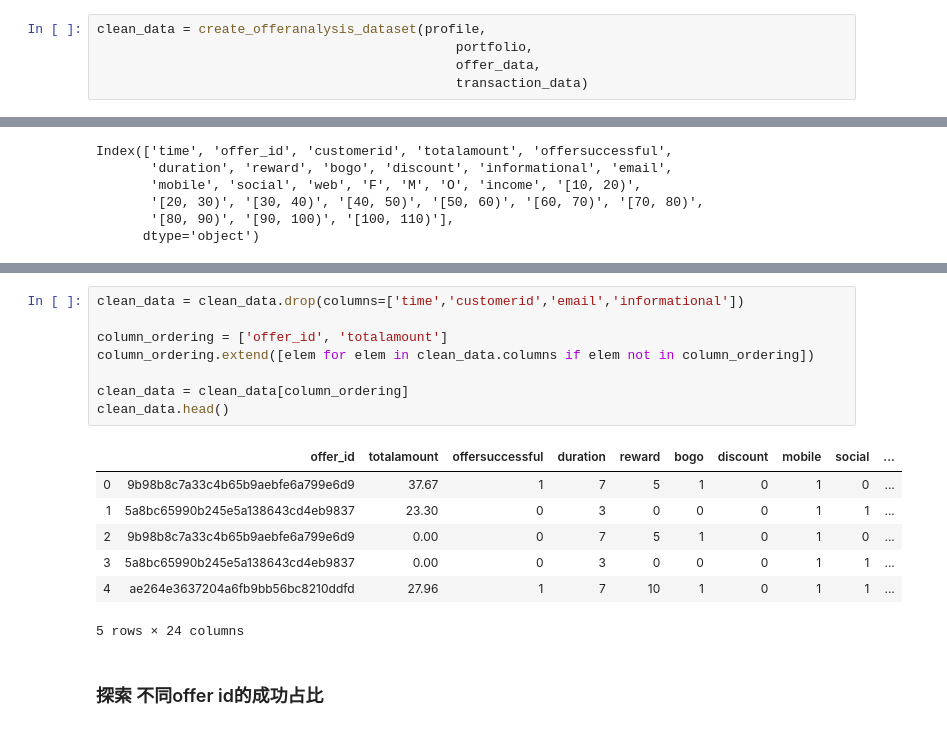
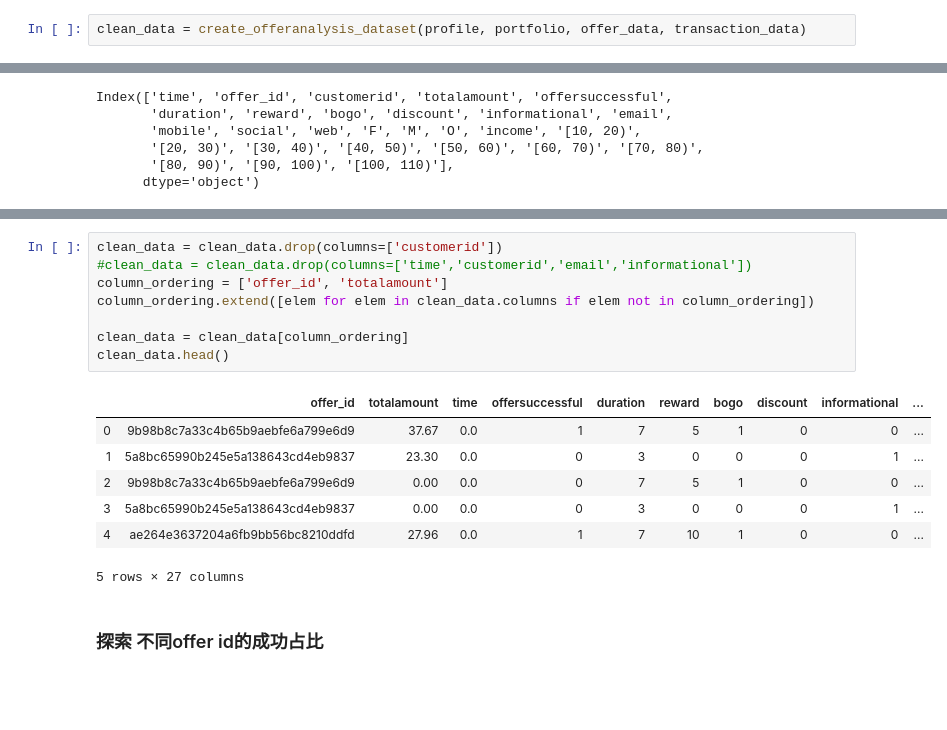
Before and after one commit to flamever2015/Starbucks_Capstone, a Jupyter notebook: Starbucks_Capstone_notebook-zh.ipynb, the cells around one changed output, grey strips where cells are left out. Drawn from its saved outputs; the diff is of its cells as text; blank space fills up the shorter version.

```diff
--- a/Starbucks_Capstone_notebook-zh.ipynb
+++ b/Starbucks_Capstone_notebook-zh.ipynb
@@ -764,9 +755,6 @@ def create_combined_records(customer_id,
 
     return rows
 # %%
-clean_data = create_offeranalysis_dataset(profile,
-                                              portfolio,
-                                              offer_data,
-                                              transaction_data)
+clean_data = create_offeranalysis_dataset(profile, portfolio, offer_data, transaction_data)
 # %% [output]
 [interactive output not drawn]
@@ -810,18 +781,18 @@ clean_data_backup
 # %%
-clean_data = clean_data.drop(columns=['time','customerid','email','informational'])
-
+clean_data = clean_data.drop(columns=['customerid'])
+#clean_data = clean_data.drop(columns=['time','customerid','email','informational'])
 column_ordering = ['offer_id', 'totalamount']
 column_ordering.extend([elem for elem in clean_data.columns if elem not in column_ordering])
 
 clean_data = clean_data[column_ordering]
 clean_data.head()
 # %% [output]
-|  | offer_id | totalamount | offersuccessful | duration | reward | bogo | discount | mobile | social | ... |
-| 0 | 9b98b8c7a33c4b65b9aebfe6a799e6d9 | 37.67 | 1 | 7 | 5 | 1 | 0 | 1 | 0 | ... |
-| 1 | 5a8bc65990b245e5a138643cd4eb9837 | 23.30 | 0 | 3 | 0 | 0 | 0 | 1 | 1 | ... |
-| 2 | 9b98b8c7a33c4b65b9aebfe6a799e6d9 | 0.00 | 0 | 7 | 5 | 1 | 0 | 1 | 0 | ... |
-| 3 | 5a8bc65990b245e5a138643cd4eb9837 | 0.00 | 0 | 3 | 0 | 0 | 0 | 1 | 1 | ... |
-| 4 | ae264e3637204a6fb9bb56bc8210ddfd | 27.96 | 1 | 7 | 10 | 1 | 0 | 1 | 1 | ... |
+|  | offer_id | totalamount | time | offersuccessful | duration | reward | bogo | discount | informational | ... |
+| 0 | 9b98b8c7a33c4b65b9aebfe6a799e6d9 | 37.67 | 0.0 | 1 | 7 | 5 | 1 | 0 | 0 | ... |
+| 1 | 5a8bc65990b245e5a138643cd4eb9837 | 23.30 | 0.0 | 0 | 3 | 0 | 0 | 0 | 1 | ... |
+| 2 | 9b98b8c7a33c4b65b9aebfe6a799e6d9 | 0.00 | 0.0 | 0 | 7 | 5 | 1 | 0 | 0 | ... |
+| 3 | 5a8bc65990b245e5a138643cd4eb9837 | 0.00 | 0.0 | 0 | 3 | 0 | 0 | 0 | 1 | ... |
+| 4 | ae264e3637204a6fb9bb56bc8210ddfd | 27.96 | 0.0 | 1 | 7 | 10 | 1 | 0 | 0 | ... |
-5 rows × 24 columns
+5 rows × 27 columns
 # %% [markdown]
 ### 探索 不同offer id的成功占比
```
Also changed, not shown: parts of 62 cells of this notebook, 8 other files.
